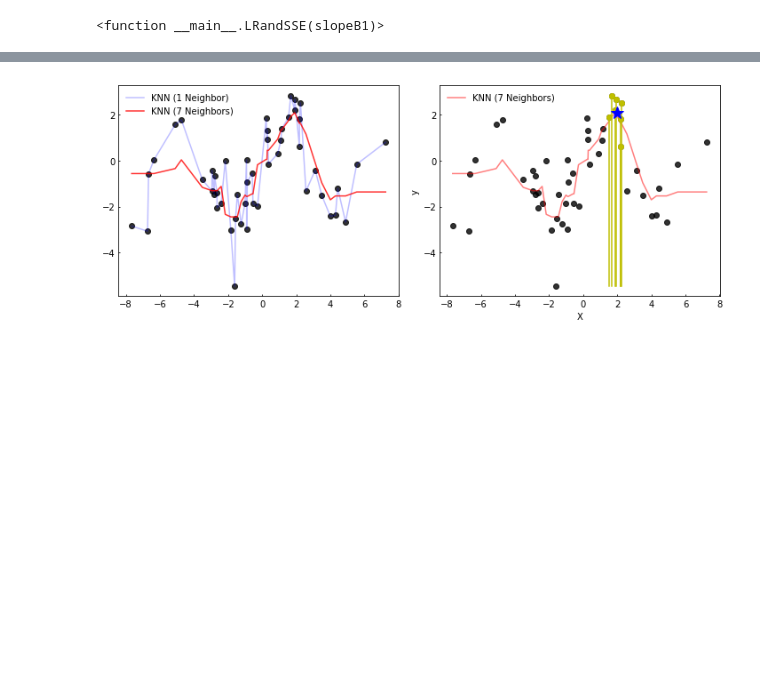
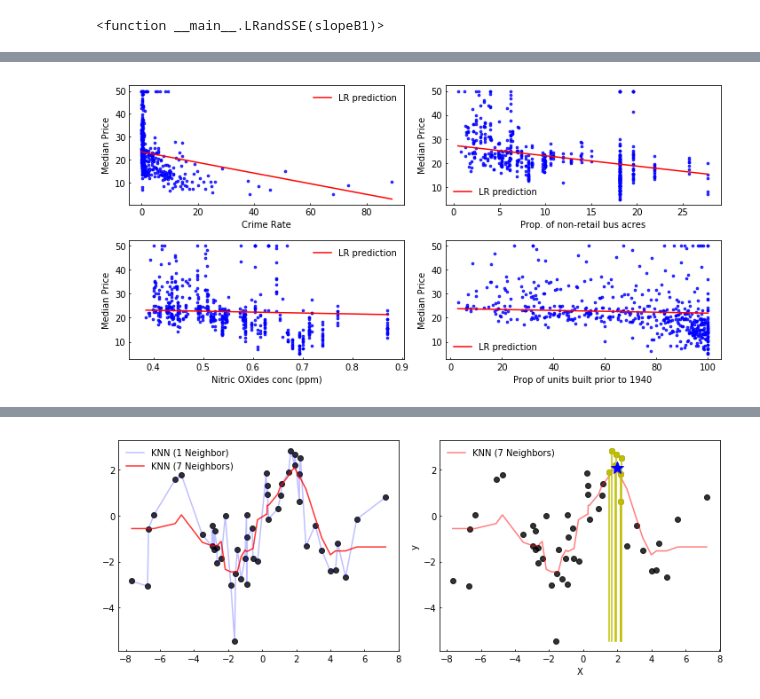
Before and after one commit to tomcm39/regression, a Jupyter notebook: GuidingPrinciplesForRegression.ipynb, the cells around one changed output, grey strips where cells are left out. Saved outputs shown, nothing was run; the diff lists cells and outputs as text; code cells hidden in the pictures; blank space fills up the shorter version.

```diff
--- a/GuidingPrinciplesForRegression.ipynb
+++ b/GuidingPrinciplesForRegression.ipynb
@@ -299,0 +382,14 @@ interactive(children=(FloatSlider(value=-0.7, description='slopeB1', max=3.0, mi
+# %%
+from sklearn.linear_model import LinearRegression as LR
+
+Xdata = D.loc[:,['CRIM','INDUS','NOX','AGE']]
+y = D.target
+
+LinReg = LR().fit(Xdata,y)
+betas = LinReg.coef_
+print('Betas')
+print(betas)
+
+print('Intercept (Beta0)')
+intercept = LinReg.intercept_
+print(intercept)
@@ -300,3 +413,86 @@ interactive(children=(FloatSlider(value=-0.7, description='slopeB1', max=3.0, mi
+# %%
+Xdata_averages = D.mean(0) # Find averages for each X variable
+
+fig,axs = plt.subplots(2,2)
+
+#----------------------------------------------------------------------
+ax = axs[0,0]
+ax.scatter(D.CRIM,D.target,color='b',alpha=0.80,s=7,label='_none_')
+
+minX = min(D.CRIM)
+maxX = max(D.CRIM)
+dom = [minX,maxX]
+
+ax.plot(dom
+       ,[intercept + betas[0]*x
+         + betas[1]*Xdata_averages.INDUS + betas[2]*Xdata_averages.NOX
+         + betas[3]*Xdata_averages.AGE for x in dom ]
+       ,'r-',label='LR prediction')
+
+ax.set(xlabel='Crime Rate', ylabel='Median Price')
+ax.tick_params(direction='in',size=2.)
+ax.legend(frameon=False)
+
+#----------------------------------------------------------------------
+ax = axs[0,1]
+ax.scatter(D.INDUS,D.target,color='b',alpha=0.80,s=7,label='_none_')
+
+minX = min(D.INDUS)
+maxX = max(D.INDUS)
+dom = [minX,maxX]
+
+ax.plot(dom
+       ,[intercept + betas[0]*Xdata_averages.CRIM
+         + betas[1]*x + betas[2]*Xdata_averages.NOX
+         + betas[3]*Xdata_averages.AGE for x in dom ]
+       ,'r-', label='LR prediction')
+
+ax.set(xlabel='Prop. of non-retail bus acres', ylabel='Median Price')
+ax.tick_params(direction='in',size=2.)
+ax.legend(frameon=False)
+
+#----------------------------------------------------------------------
+ax = axs[1,0]
+ax.scatter(D.NOX,D.target,color='b',alpha=0.80,s=7,label='_none_')
+
+minX = min(D.NOX)
+maxX = max(D.NOX)
+dom = [minX,maxX]
+
+ax.plot(dom
+       ,[intercept + betas[0]*Xdata_averages.CRIM
+         + betas[1]*Xdata_averages.INDUS + betas[2]*x
+         + betas[3]*Xdata_averages.AGE for x in dom ]
+       ,'r-',label='LR prediction')
+
+ax.set(xlabel='Nitric OXides conc (ppm)', ylabel='Median Price')
+ax.tick_params(direction='in',size=2.)
+ax.legend(frameon=False)
+
+#----------------------------------------------------------------------
+ax = axs[1,1]
+ax.scatter(D.AGE,D.target,color='b',alpha=0.80,s=7,label='_none_')
+
+minX = min(D.AGE)
+maxX = max(D.AGE)
+dom = [minX,maxX]
+
+ax.plot(dom
+       ,[intercept + betas[0]*Xdata_averages.CRIM
+         + betas[1]*Xdata_averages.INDUS + betas[2]*Xdata_averages.NOX
+         + betas[3]*x for x in dom ]
+       ,'r-',label='LR prediction')
+
+
+ax.set(xlabel='Prop of units built prior to 1940', ylabel='Median Price')
+ax.tick_params(direction='in',size=2.)
+ax.legend(frameon=False)
+#----------------------------------------------------------------------
+
+fig.set_size_inches(10,5)
+fig.set_tight_layout(True)
+# %% [output]
+[figure, added]
 # %% [markdown]
 ## KNN
 
```
Also changed, not shown: parts of 29 cells of this notebook.
